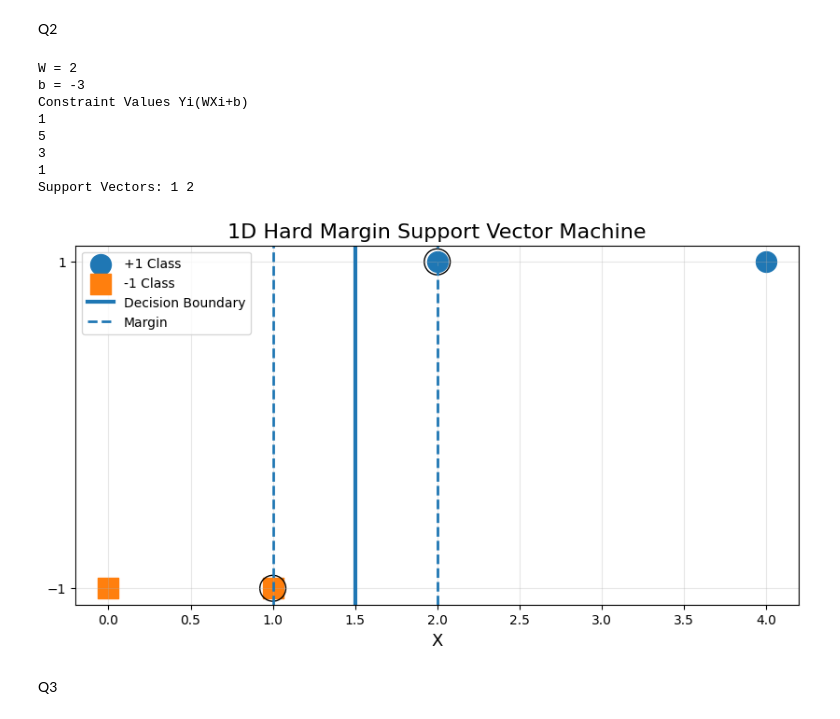
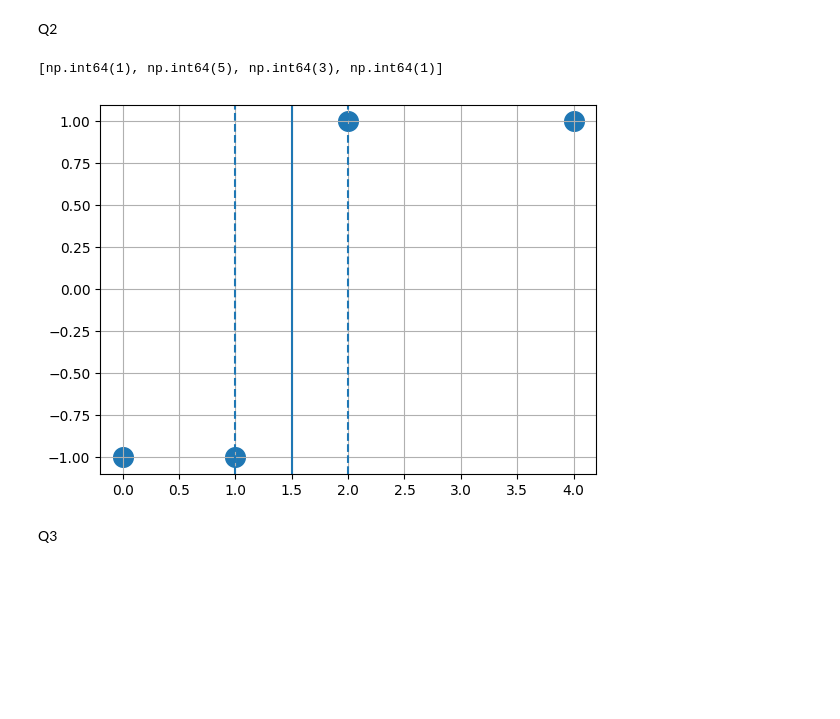
Before and after one commit to mohitmohan0/MA_LAB, a Jupyter notebook: MA_LAB_EXPERIMENTS_ALL_IN_ONE.ipynb, the cells around one changed output. Saved outputs shown, nothing was run; the diff lists cells and outputs as text; code cells hidden in the pictures; blank space fills up the shorter version.

```diff
--- a/MA_LAB_EXPERIMENTS_ALL_IN_ONE.ipynb
+++ b/MA_LAB_EXPERIMENTS_ALL_IN_ONE.ipynb
@@ -188,52 +180,27 @@ Constraint Values Yi(W.X+b)
 # %% [markdown]
 Q2
-# %%
-import numpy as np
-import matplotlib.pyplot as plt
-
-X=np.array([2,4,0,1])
-y=np.array([1,1,-1,-1])
-
-w=2
-b=-3
-
-print("W =",w)
-print("b =",b)
-
-print("Constraint Values Yi(WXi+b)")
-for i in range(len(X)):
-    print(y[i]*(w*X[i]+b))
-
-print("Support Vectors:",1,2)
-
-x=np.linspace(-1,5,200)
-decision=( -b )/w
-margin1=(1-b)/w
-margin2=(-1-b)/w
-
-plt.figure(figsize=(10,5))
-plt.scatter(X[y==1],np.ones_like(X[y==1]),s=250,marker='o',label="+1 Class")
-plt.scatter(X[y==-1],-np.ones_like(X[y==-1]),s=250,marker='s',label="-1 Class")
-plt.axvline(decision,linewidth=3,label="Decision Boundary")
-plt.axvline(margin1,linestyle="--",linewidth=2,label="Margin")
-plt.axvline(margin2,linestyle="--",linewidth=2)
-plt.scatter(2,1,s=400,edgecolors='black',facecolors='none')
-plt.scatter(1,-1,s=400,edgecolors='black',facecolors='none')
-plt.title("1D Hard Margin Support Vector Machine",fontsize=16)
-plt.xlabel("X",fontsize=13)
-plt.yticks([-1,1])
-plt.grid(True,alpha=0.3)
-plt.legend()
-plt.show()
-# %% [output]
-W = 2
-b = -3
-Constraint Values Yi(WXi+b)
-1
-5
-3
-1
-Support Vectors: 1 2
-[figure, removed]
+# %%
+import numpy as np
+import matplotlib.pyplot as plt
+
+X = np.array([2,4,0,1])
+y = np.array([1,1,-1,-1])
+
+w, b = 2, -3
+
+print([y[i]*(w*X[i]+b) for i in range(len(X))])
+
+x = np.linspace(-1,5,200)
+
+plt.scatter(X, y, s=200)
+plt.axvline(-b/w)
+plt.axvline((1-b)/w, ls='--')
+plt.axvline((-1-b)/w, ls='--')
+
+plt.grid()
+plt.show()
+# %% [output]
+[np.int64(1), np.int64(5), np.int64(3), np.int64(1)]
+[figure, added]
 # %% [markdown]
 Q3
```
Also changed, not shown: parts of 13 cells of this notebook.
